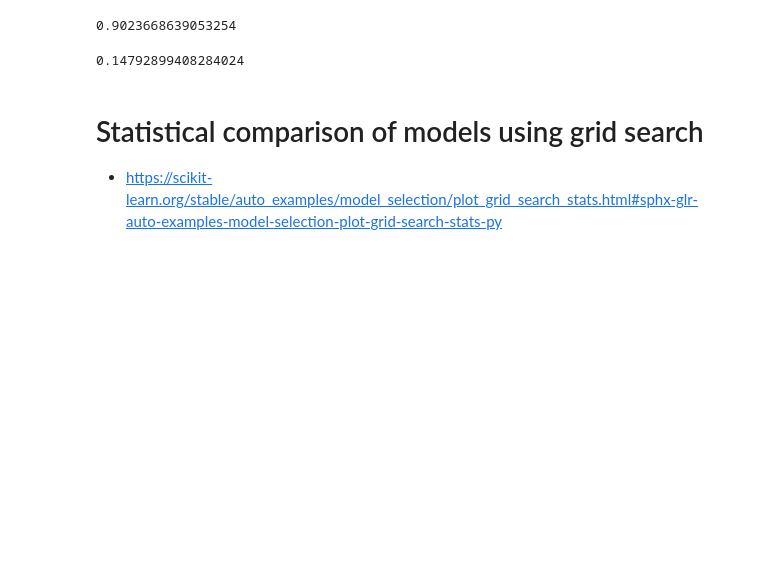
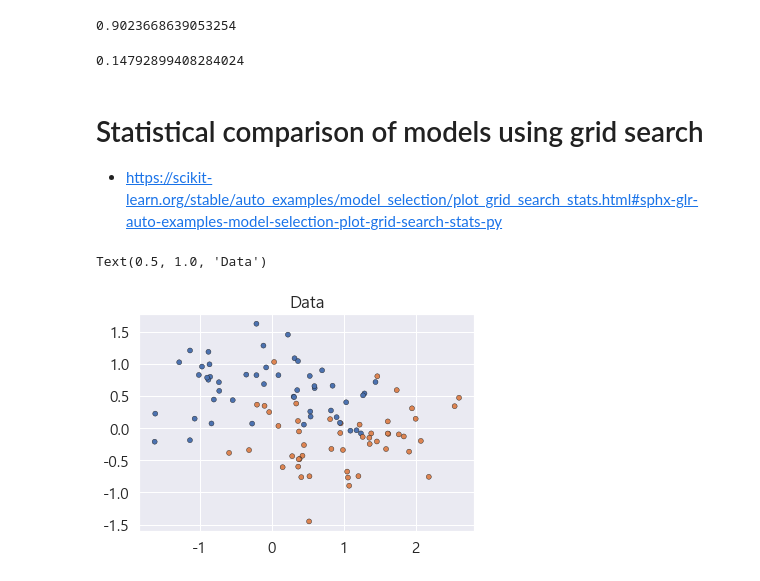
Before and after one commit to ancestor9/smart-food, a Jupyter notebook: 82. pycaret - 대장만 갖고 해 보기_조상.ipynb, the cells around one changed output. Saved outputs shown, nothing was run; the diff lists cells and outputs as text; code cells hidden in the pictures; blank space fills up the shorter version.

```diff
--- a/82. pycaret - 대장만 갖고 해 보기_조상.ipynb
+++ b/82. pycaret - 대장만 갖고 해 보기_조상.ipynb
@@ -1241,3 +1241,14 @@ predictions['Label'].replace({'False':False, 'True':True}).mean()
 # %% [markdown]
 # Statistical comparison of models using grid search
 - https://scikit-learn.org/stable/auto_examples/model_selection/plot_grid_search_stats.html#sphx-glr-auto-examples-model-selection-plot-grid-search-stats-py
+# %%
+from sklearn.datasets import make_moons
+X, y = make_moons(noise=0.352, random_state=1, n_samples=100)
+
+sns.scatterplot(
+    x=X[:, 0], y=X[:, 1], hue=y, marker="o", s=25, edgecolor="k", legend=False
+).set_title("Data")
+plt.show()
+# %% [output]
+Text(0.5, 1.0, 'Data')
+[figure, added]
```
Also changed, not shown: parts of 22 cells of this notebook.
